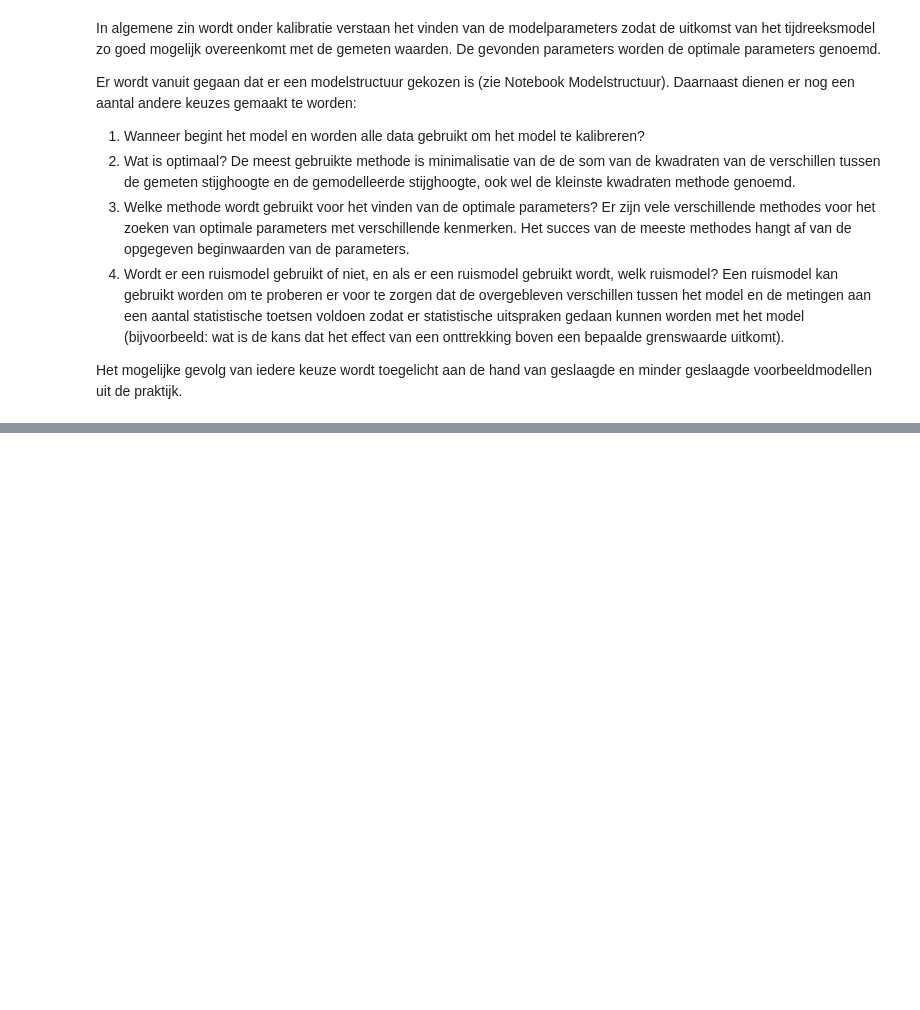
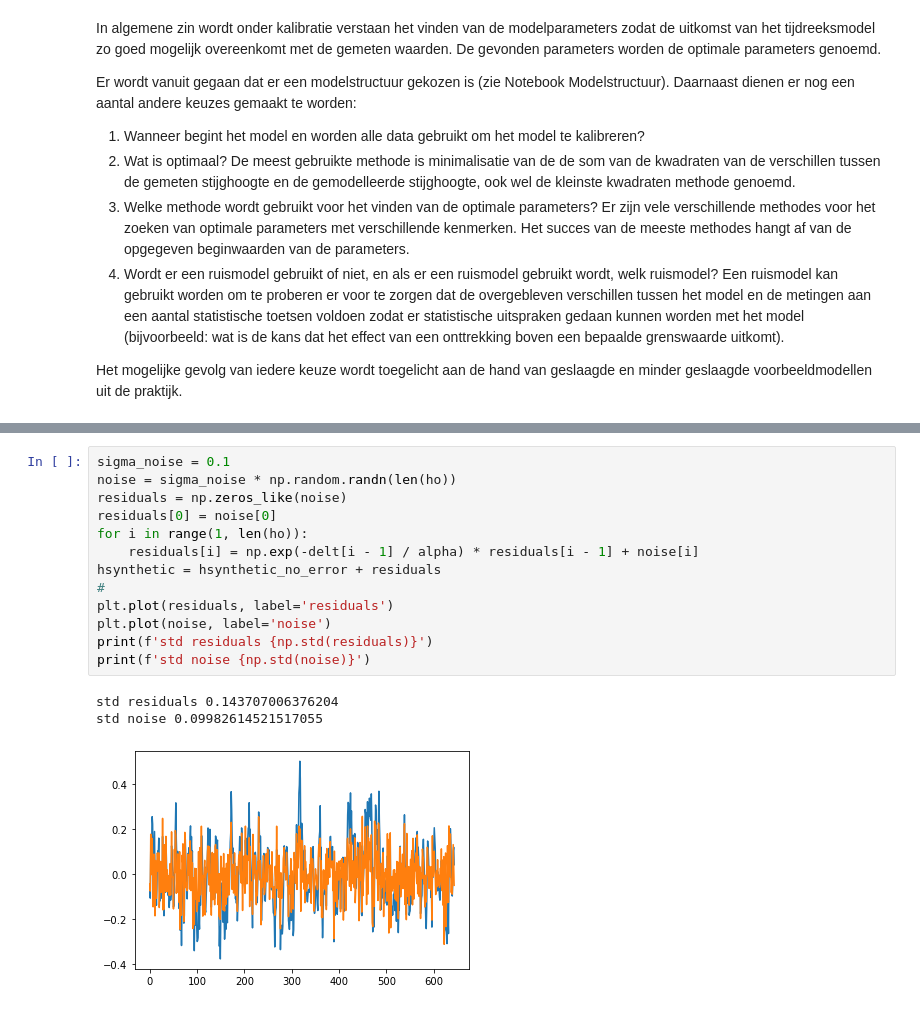
Before and after one commit to ArtesiaWater/stowa_handleiding_tijdreeksanalyse, a Jupyter notebook: kalibratie/calibratie_handleiding.ipynb, the cells around one changed output, grey strips where cells are left out. Drawn from its saved outputs; the diff is of its cells as text; blank space fills up the shorter version.

```diff
--- a/kalibratie/calibratie_handleiding.ipynb
+++ b/kalibratie/calibratie_handleiding.ipynb
@@ -316,0 +394,17 @@ Het mogelijke gevolg van iedere keuze wordt toegelicht aan de hand van geslaagde
+# %%
+sigma_noise = 0.1
+noise = sigma_noise * np.random.randn(len(ho))
+residuals = np.zeros_like(noise)
+residuals[0] = noise[0]
+for i in range(1, len(ho)):
+    residuals[i] = np.exp(-delt[i - 1] / alpha) * residuals[i - 1] + noise[i]
+hsynthetic = hsynthetic_no_error + residuals
+#
+plt.plot(residuals, label='residuals')
+plt.plot(noise, label='noise')
+print(f'std residuals {np.std(residuals)}')
+print(f'std noise {np.std(noise)}')
+# %% [output]
+std residuals 0.143707006376204
+std noise 0.09982614521517055
+[figure, added]
```
Also changed, not shown: parts of 21 cells of this notebook.
